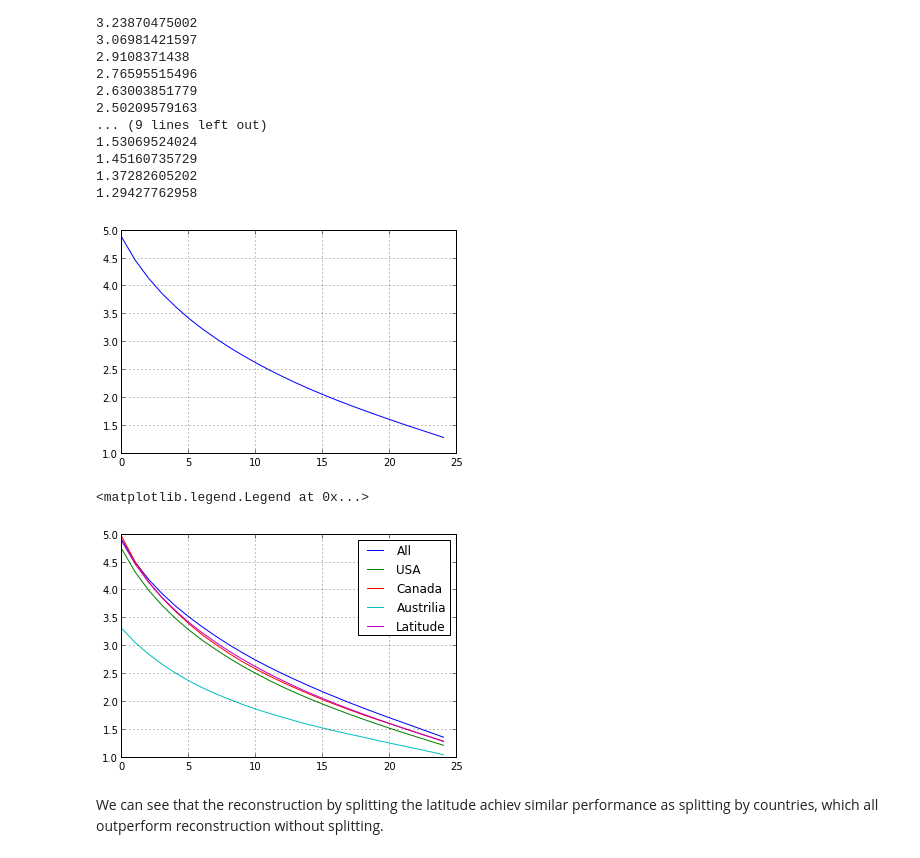
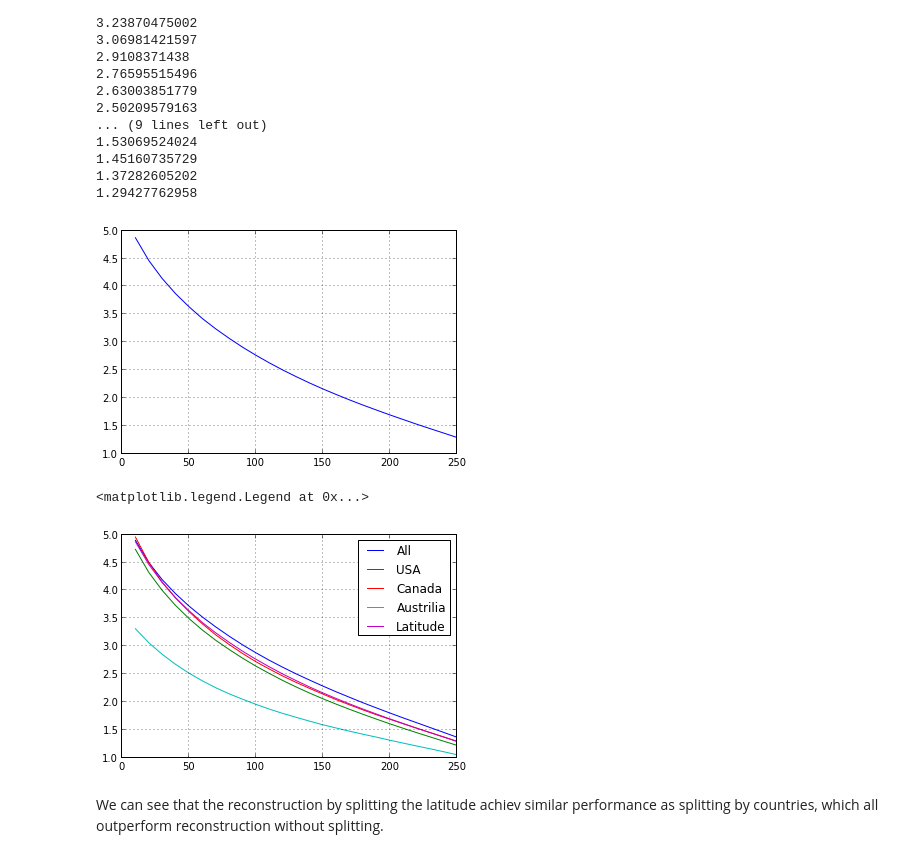
Before and after one commit to intermilan/UCSD_BigData, a Jupyter notebook: notebooks/weather/Weather Analysis.ipynb, the cells around one changed output. Cells and saved outputs as stored; diff of their text form; code cells hidden in the pictures.

```diff
--- a/notebooks/weather/Weather Analysis.ipynb
+++ b/notebooks/weather/Weather Analysis.ipynb
@@ -862,21 +862,21 @@ for k in range(10, 251, 10):
 1.37282605202
 1.29427762958
 # %%
-plot(LAT_Error)
+plot(range(10, 251, 10), LAT_Error)
 grid()
 # %% [output]
-[figure, old version]
+[figure, new version]
 # %%
-plot(All_Error)
-plot(US_Error)
-plot(CA_Error)
-plot(AS_Error)
-plot(LAT_Error)
+plot(range(10, 251, 10), All_Error)
+plot(range(10, 251, 10), US_Error)
+plot(range(10, 251, 10), CA_Error)
+plot(range(10, 251, 10), AS_Error)
+plot(range(10, 251, 10), LAT_Error)
 grid()
 legend(["All", "USA", "Canada", "Austrilia", "Latitude"])
 # %% [output]
 <matplotlib.legend.Legend at 0x...>
-[figure, old version]
+[figure, new version]
 # %% [markdown]
 We can see that the reconstruction by splitting the latitude achiev similar performance as splitting by countries, which all outperform reconstruction without splitting.
 # %% [markdown]
```
Also changed, not shown: parts of 3 cells of this notebook.
